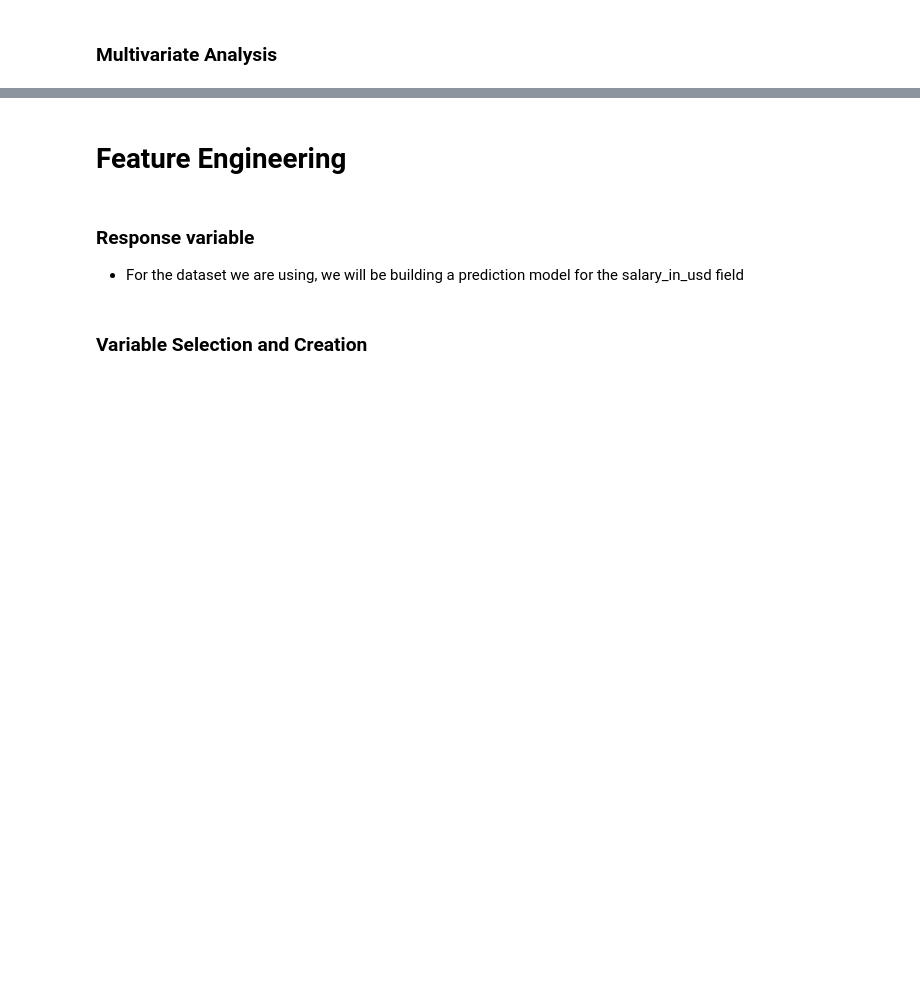
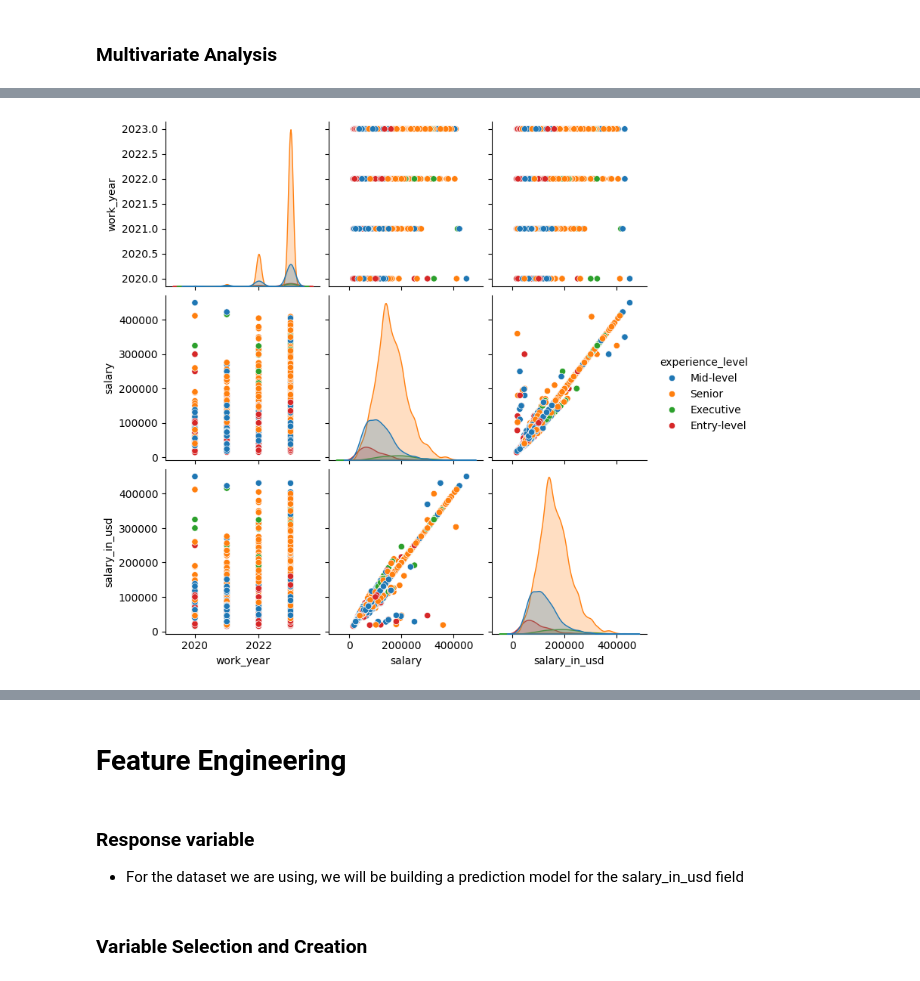
Before and after one commit to theo-picar1/DataSci_CA2_PairProject_2025, a Jupyter notebook: DataAnalysys.ipynb, the cells around one changed output, grey strips where cells are left out. Saved outputs shown, nothing was run; the diff lists cells and outputs as text; code cells hidden in the pictures; blank space fills up the shorter version.

```diff
--- a/DataAnalysys.ipynb
+++ b/DataAnalysys.ipynb
@@ -162,0 +281,6 @@ plt.show()
+# %%
+# Visualise pairwise relationships
+sns.pairplot(data[numeric_cols + ['experience_level']], hue='experience_level')
+plt.show()
+# %% [output]
+[figure, added]
```
Also changed, not shown: parts of 18 cells of this notebook.
